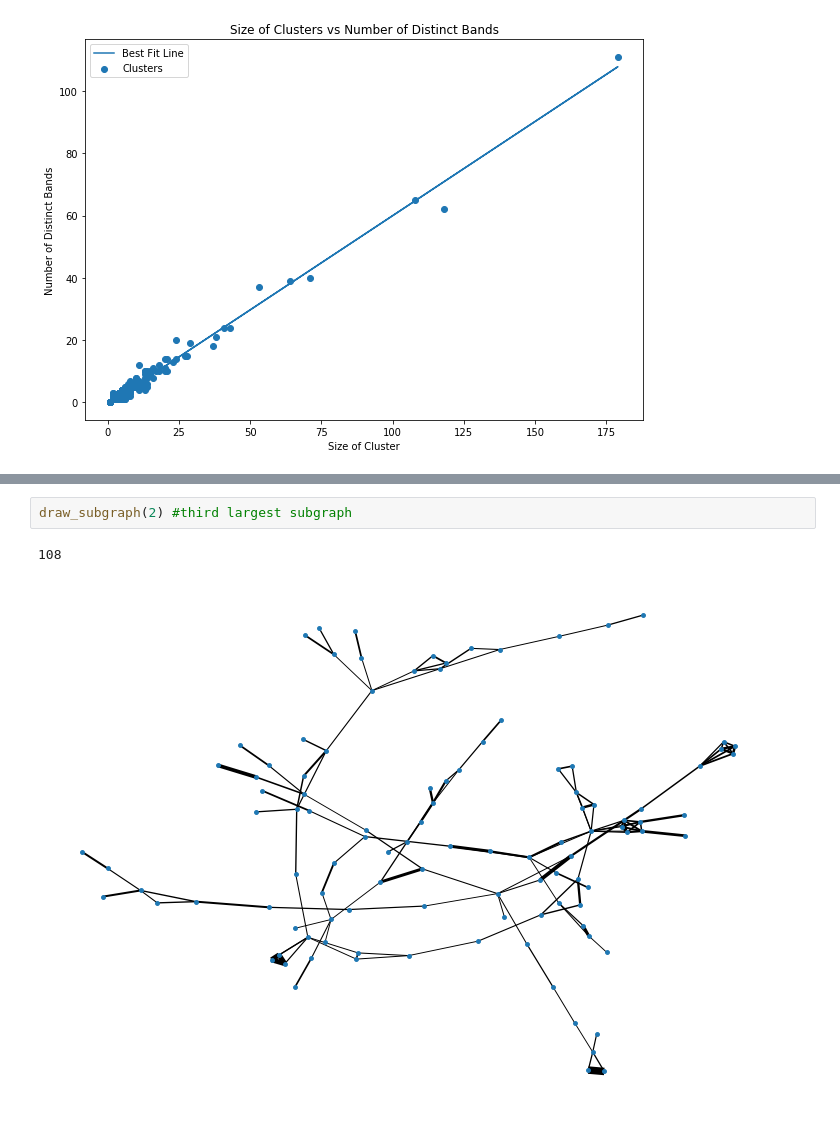
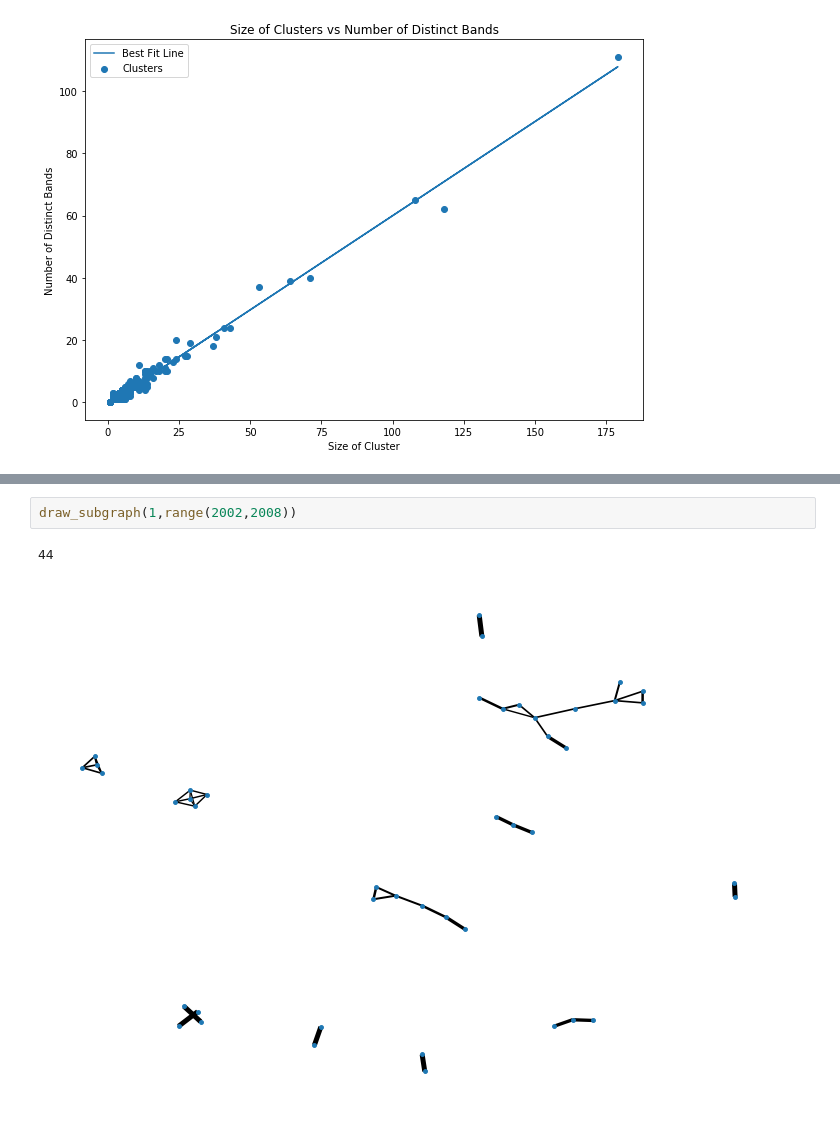
Before and after one commit to jzh001/Social-Network-Structure-in-Common-Interest-Communities, a Jupyter notebook: notebook.ipynb, the cells around one changed output, grey strips where cells are left out. Drawn from its saved outputs; the diff is of its cells as text.

```diff
--- a/notebook.ipynb
+++ b/notebook.ipynb
@@ -529,5 +544,5 @@ draw_subgraph(1) #second largest subgraph
-# %%
-draw_subgraph(2) #third largest subgraph
-# %% [output]
-108
-[figure, removed]
+# %%
+draw_subgraph(1,range(2002,2008))
+# %% [output]
+44
+[figure, added]
```
Also changed, not shown: parts of 13 cells of this notebook.
